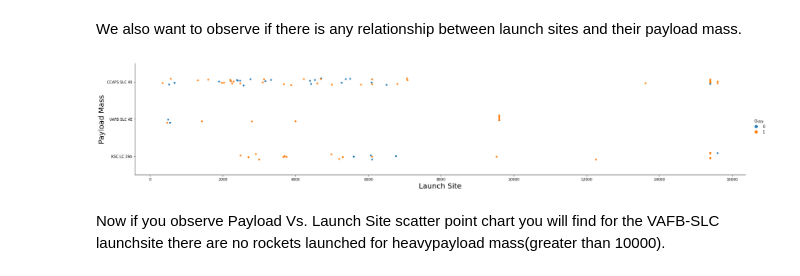
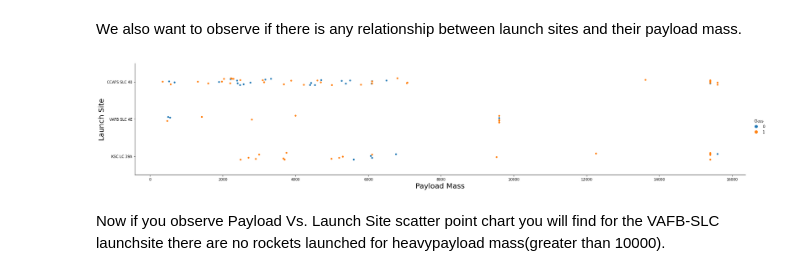
Before and after one commit to axcruz/data-capstone, a Jupyter notebook: p4-eda-dataviz.ipynb, the cells around one changed output. Drawn from its saved outputs; the diff is of its cells as text; code cells hidden in the pictures.

```diff
--- a/p4-eda-dataviz.ipynb
+++ b/p4-eda-dataviz.ipynb
@@ -101,11 +101,11 @@ We also want to observe if there is any relationship between launch sites and th
 # %%
 # Plot a scatter point chart with x axis to be Pay Load Mass (kg) and y axis to be the launch site, and hue to be the class value
 sns.catplot(y="LaunchSite", x="PayloadMass", hue="Class", data=df, aspect = 5)
-plt.xlabel("Launch Site",fontsize=20)
-plt.ylabel("Payload Mass",fontsize=20)
+plt.xlabel("Payload Mass",fontsize=20)
+plt.ylabel("Launch Site",fontsize=20)
 plt.show()
 # %% [output]
-[figure, old version]
+[figure, new version]
 # %% [markdown]
 Now if you observe Payload Vs. Launch Site scatter point chart you will find for the VAFB-SLC  launchsite there are no  rockets  launched for  heavypayload mass(greater than 10000).
 # %% [markdown]
```
